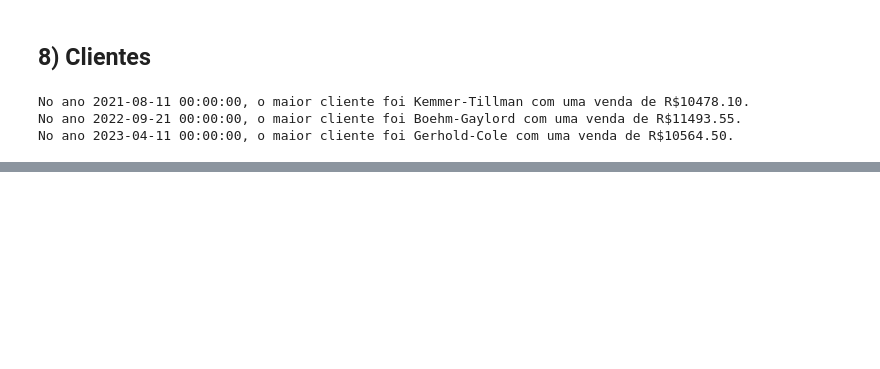
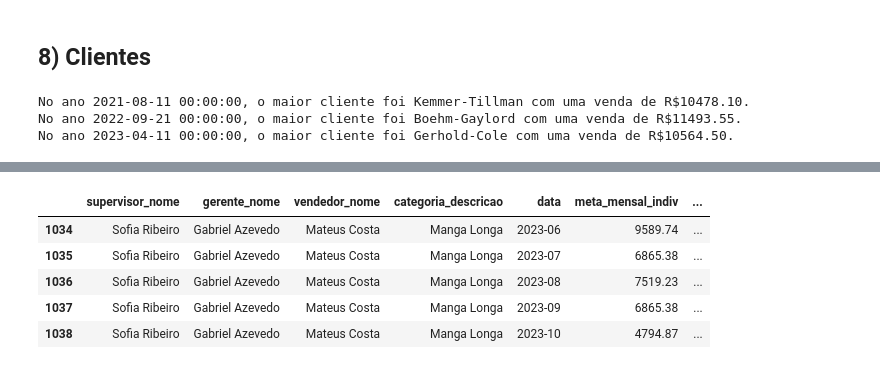
Before and after one commit to Clarice-Satiko-Aoto/b2b-analyis, a Jupyter notebook: B2B_EDA.ipynb, the cells around one changed output, grey strips where cells are left out. Cells and saved outputs as stored; diff of their text form; code cells hidden in the pictures; blank space fills up the shorter version.

```diff
--- a/B2B_EDA.ipynb
+++ b/B2B_EDA.ipynb
@@ -567,0 +540,30 @@ resultado
+# %%
+#Agrupar os dados para verificar se o vendedor bateu a meta mensal ou não por categoria
+vendas_individual_mensal = (
+    df_hist.query("data > '2021-12-31' & data < '2023-10-23'")
+    .groupby(['supervisor_nome',
+              'gerente_nome',
+              'vendedor_nome',
+              'categoria_descricao',
+              df_hist['data'].dt.to_period('M') ])
+    .agg(
+        meta_mensal_indiv=('meta_mensal_indiv', 'first'),
+        venda_mensal = ('valor_venda', 'sum'))
+    .reset_index()
+
+)
+vendas_individual_mensal['data'] = vendas_individual_mensal['data'].astype(str)
+# vendas_individual_mensal['data'] = vendas_individual_mensal['data'].dt.to_timestamp(freq='M')
+# vendas_individual_mensal['data'] = pd.to_datetime(vendas_individual_mensal['data'])
+
+#Verificar se o vendedor atingiu a meta mensal
+vendas_individual_mensal['atingiu_meta'] = vendas_individual_mensal['venda_mensal'] >= vendas_individual_mensal['meta_mensal_indiv']
+
+vendas_individual_mensal.tail()
+# %% [output]
+|  | supervisor_nome | gerente_nome | vendedor_nome | categoria_descricao | data | meta_mensal_indiv | ... |
+| 1034 | Sofia Ribeiro | Gabriel Azevedo | Mateus Costa | Manga Longa | 2023-06 | 9589.74 | ... |
+| 1035 | Sofia Ribeiro | Gabriel Azevedo | Mateus Costa | Manga Longa | 2023-07 | 6865.38 | ... |
+| 1036 | Sofia Ribeiro | Gabriel Azevedo | Mateus Costa | Manga Longa | 2023-08 | 7519.23 | ... |
+| 1037 | Sofia Ribeiro | Gabriel Azevedo | Mateus Costa | Manga Longa | 2023-09 | 6865.38 | ... |
+| 1038 | Sofia Ribeiro | Gabriel Azevedo | Mateus Costa | Manga Longa | 2023-10 | 4794.87 | ... |
```
Also changed, not shown: parts of 32 cells of this notebook.
